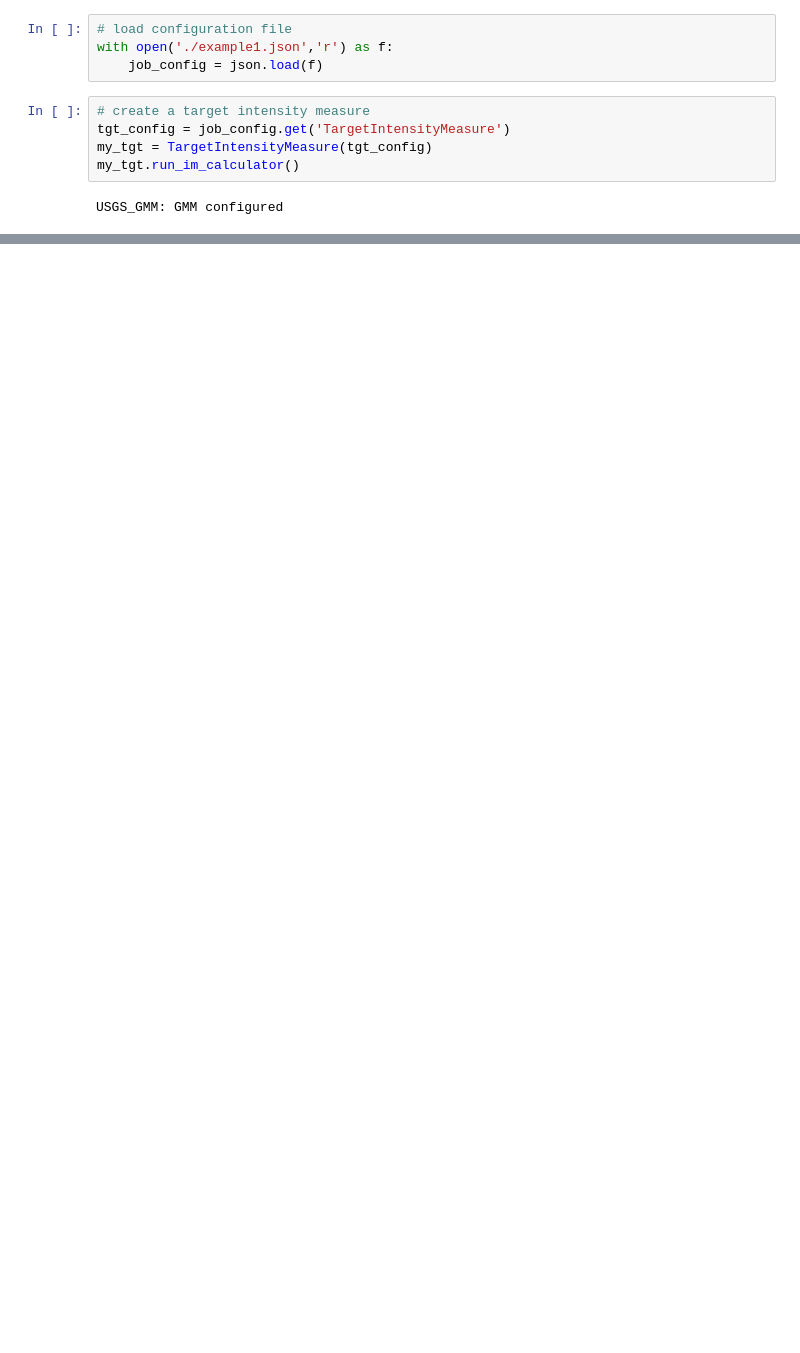
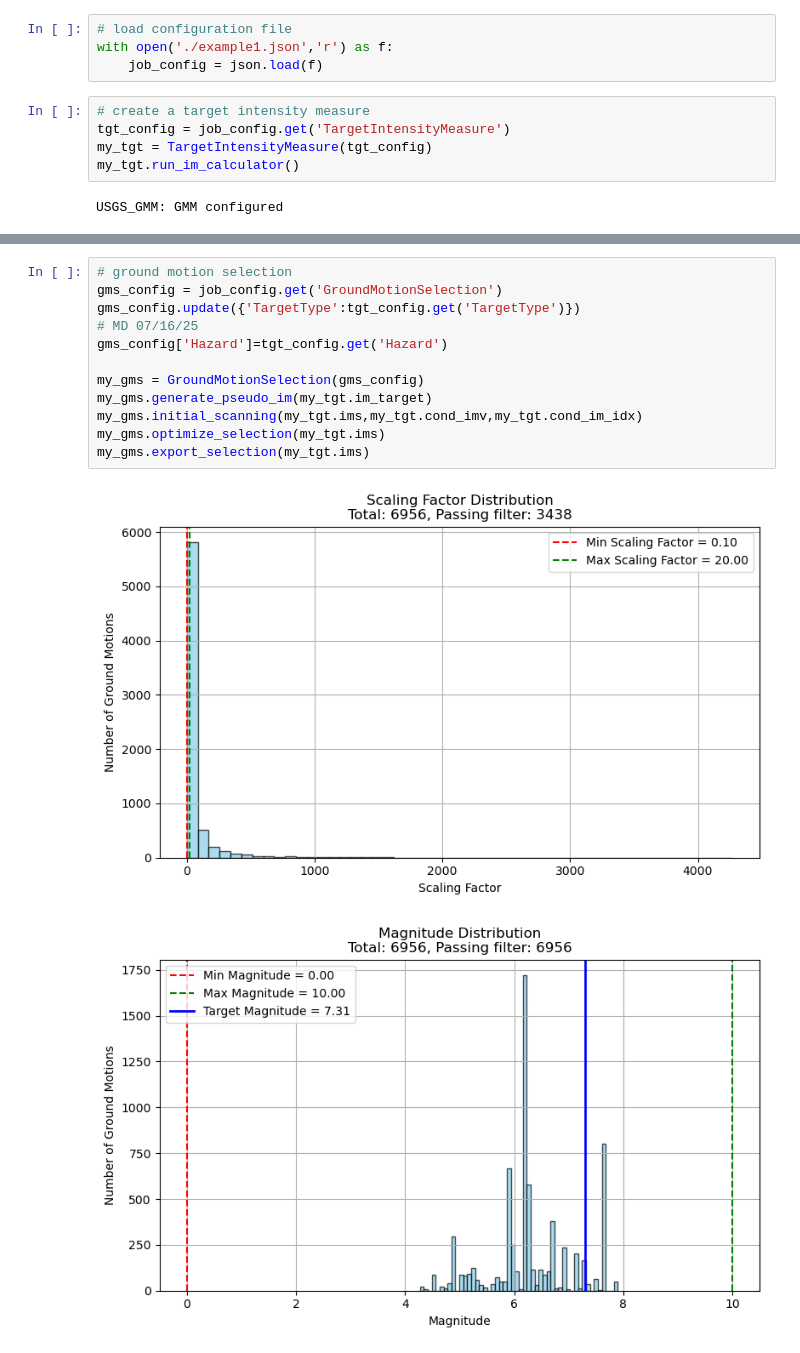
Before and after one commit to kuanshi/pygms, a Jupyter notebook: examples.ipynb, the cells around one changed output, grey strips where cells are left out. Cells and saved outputs as stored; diff of their text form; blank space fills up the shorter version.

```diff
--- a/examples.ipynb
+++ b/examples.ipynb
@@ -44,0 +26,15 @@ GroundMotionSelection.optimize_selection: current total error: 0.001344262472996
+# %%
+# ground motion selection
+gms_config = job_config.get('GroundMotionSelection')
+gms_config.update({'TargetType':tgt_config.get('TargetType')})
+# MD 07/16/25
+gms_config['Hazard']=tgt_config.get('Hazard')
+
+my_gms = GroundMotionSelection(gms_config)
+my_gms.generate_pseudo_im(my_tgt.im_target)
+my_gms.initial_scanning(my_tgt.ims,my_tgt.cond_imv,my_tgt.cond_im_idx)
+my_gms.optimize_selection(my_tgt.ims)
+my_gms.export_selection(my_tgt.ims)
+# %% [output]
+[figure, added]
+[figure, added]
```
Also changed, not shown: parts of 6 cells of this notebook, 4 other files.
